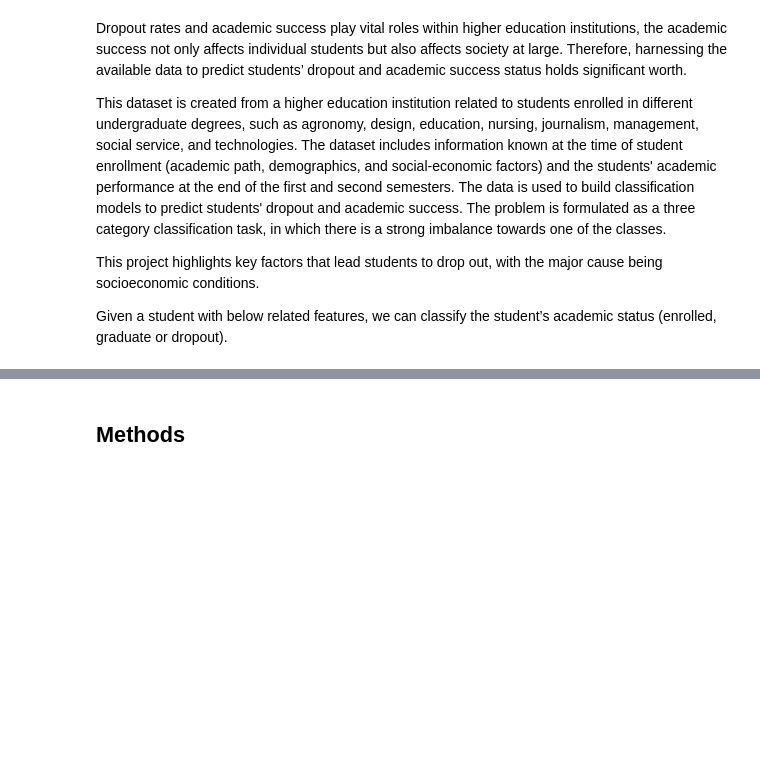
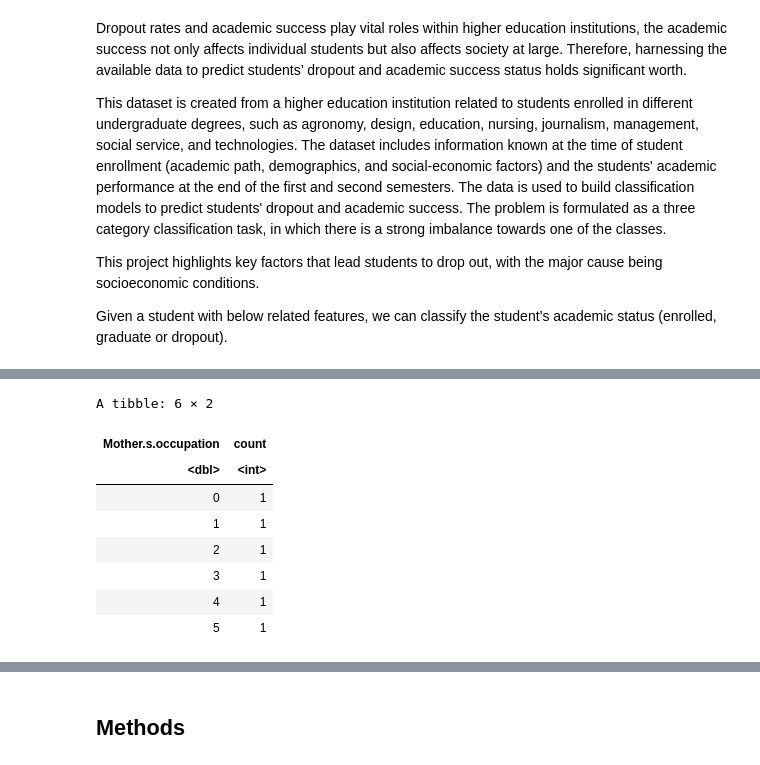
Before and after one commit to lesleymai/ds_group, a Jupyter notebook: Group_Proposal.ipynb, the cells around one changed output, grey strips where cells are left out. Cells and saved outputs as stored; diff of their text form; code cells hidden in the pictures; blank space fills up the shorter version.

```diff
--- a/Group_Proposal.ipynb
+++ b/Group_Proposal.ipynb
@@ -16,0 +98,16 @@ Given a student with below related features, we can classify the student’s aca
+# %%
+student_train <- student_train |>
+    group_by(Mother.s.occupation) |>
+    summarize(count = n())
+
+head(student_train)
+# %% [output]
+A tibble: 6 × 2
+| Mother.s.occupation | count |
+| <dbl> | <int> |
+| 0 | 1 |
+| 1 | 1 |
+| 2 | 1 |
+| 3 | 1 |
+| 4 | 1 |
+| 5 | 1 |
```
Also changed, not shown: parts of 13 cells of this notebook.
